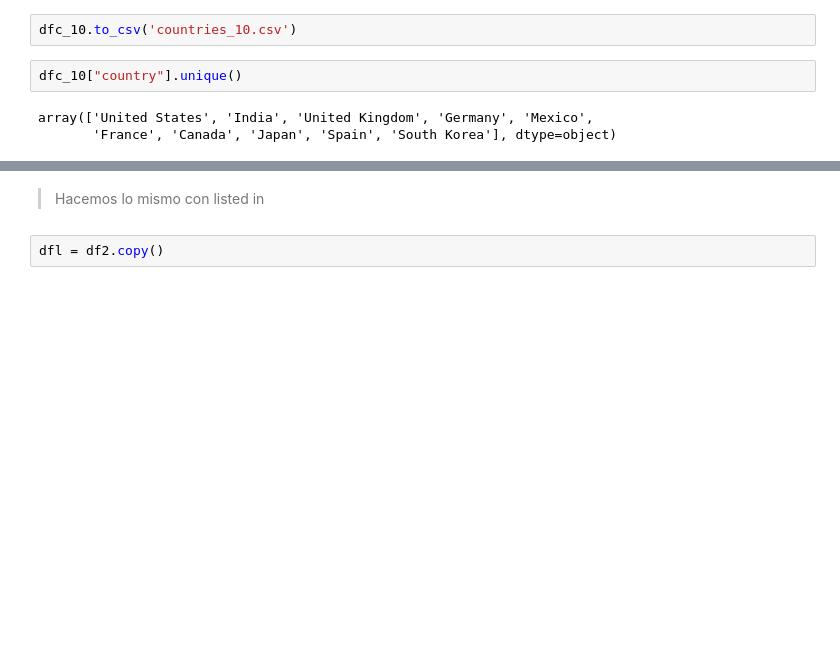
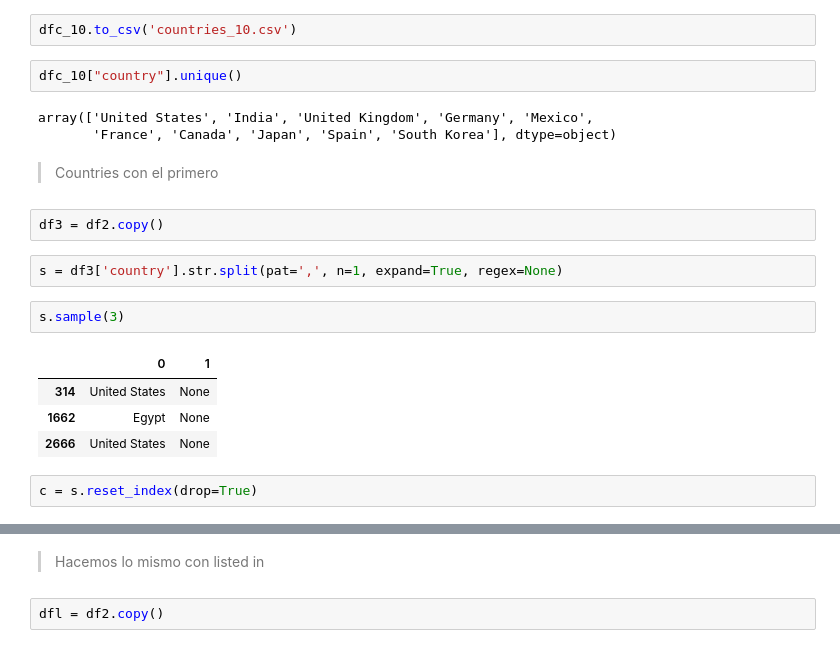
Before and after one commit to Adalab/DA-PROMO-B-MODULO-3-SPRINT-2-ANAIS-PAULA, a Jupyter notebook: directors.ipynb, the cells around one changed output, grey strips where cells are left out. Cells and saved outputs as stored; diff of their text form; blank space fills up the shorter version.

```diff
--- a/directors.ipynb
+++ b/directors.ipynb
@@ -339,3 +339,18 @@ dfc_10["country"].unique()
 # %% [output]
 array(['United States', 'India', 'United Kingdom', 'Germany', 'Mexico',
        'France', 'Canada', 'Japan', 'Spain', 'South Korea'], dtype=object)
+# %% [markdown]
+ > Countries con el primero
+# %%
+df3 = df2.copy()
+# %%
+s = df3['country'].str.split(pat=',', n=1, expand=True, regex=None)
+# %%
+s.sample(3)
+# %% [output]
+|  | 0 | 1 |
+| 314 | United States | None |
+| 1662 | Egypt | None |
+| 2666 | United States | None |
+# %%
+c = s.reset_index(drop=True)
```
Also changed, not shown: parts of 48 cells of this notebook, 3 other files.
